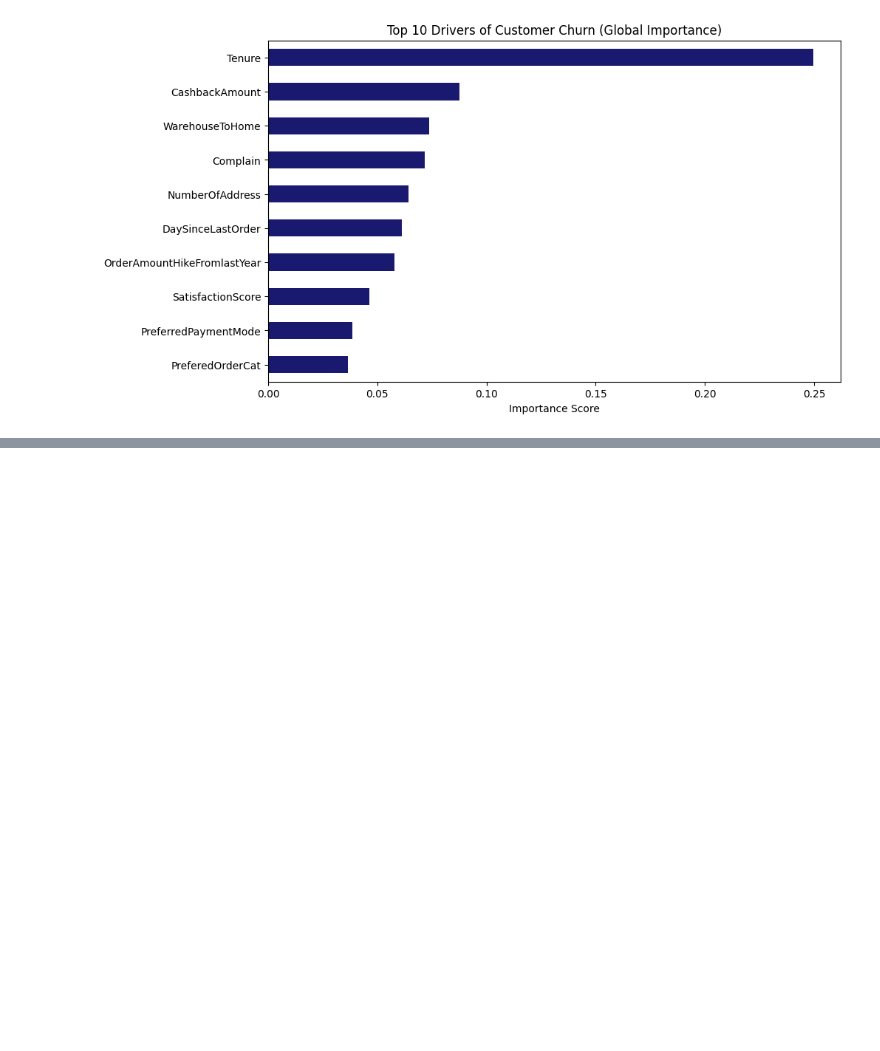
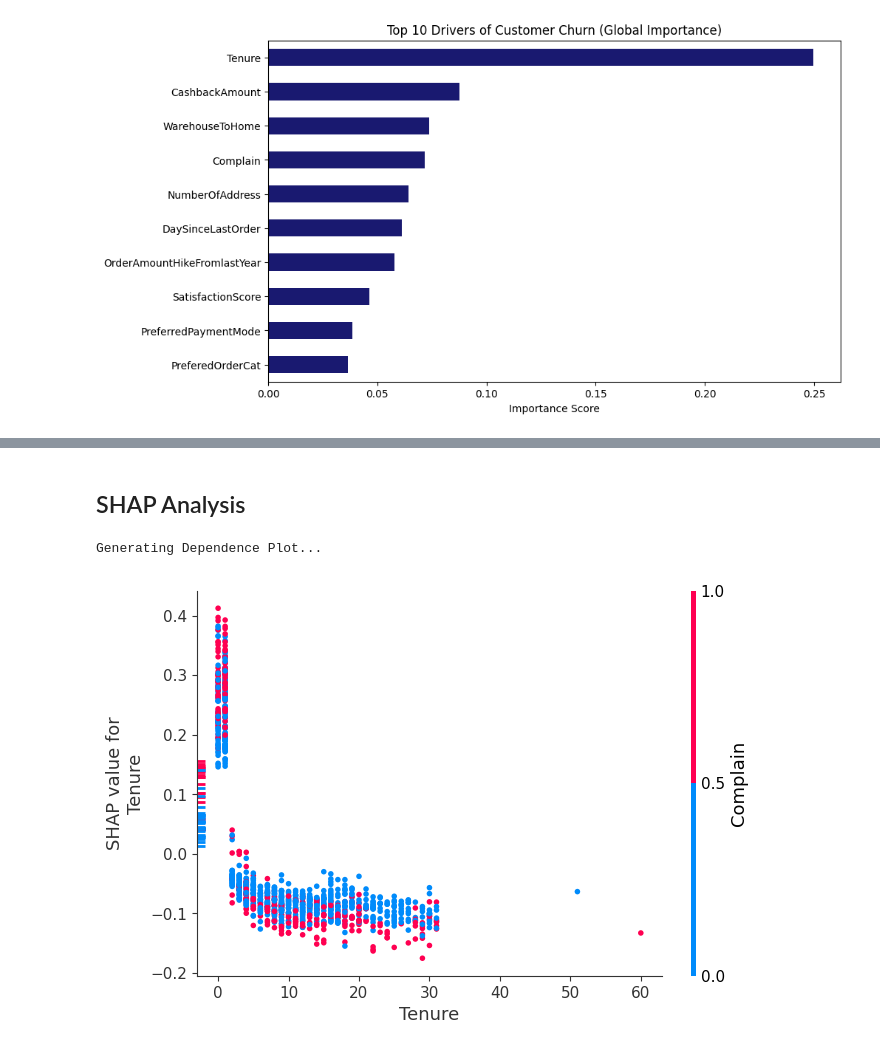
Before and after one commit to clarice-eng7117/fmcg-churn-analysis-who-is-going-to-run-away, a Jupyter notebook: fmcg-analysis.ipynb, the cells around one changed output, grey strips where cells are left out. Drawn from its saved outputs; the diff is of its cells as text; code cells hidden in the pictures; blank space fills up the shorter version.

```diff
--- a/fmcg-analysis.ipynb
+++ b/fmcg-analysis.ipynb
@@ -192 +192,11 @@ shap.plots.waterfall(
 [figure]
+# %% [markdown]
+## SHAP Analysis
+# %%
+# SHAP Dependence Plot: Seeing how Tenure and Complaints interact
+# This is "Actionable for non-technical stakeholders"
+print("Generating Dependence Plot...")
+shap.dependence_plot("Tenure", shap_values_churn, X_test, interaction_index="Complain")
+# %% [output]
+Generating Dependence Plot...
+[figure, added]
```
Also changed, not shown: parts of 5 cells of this notebook.
